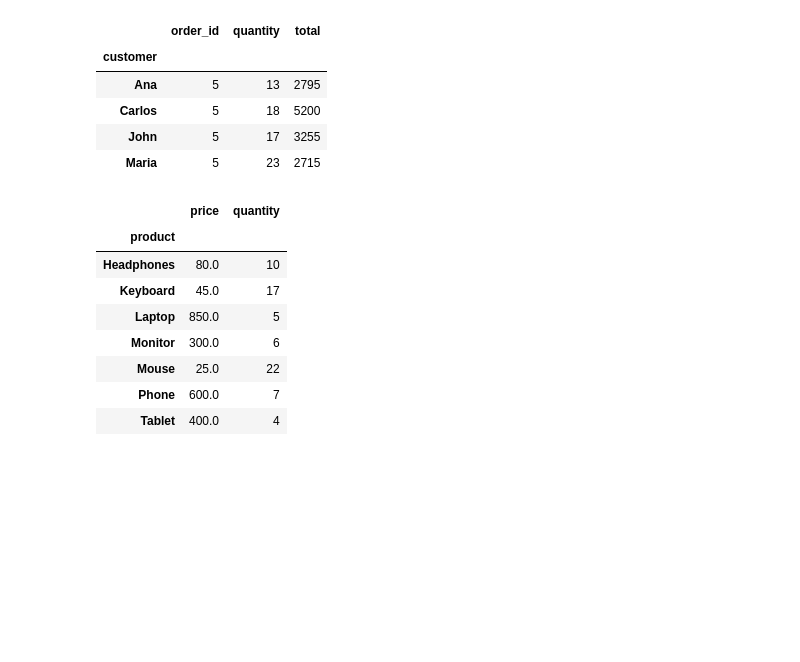
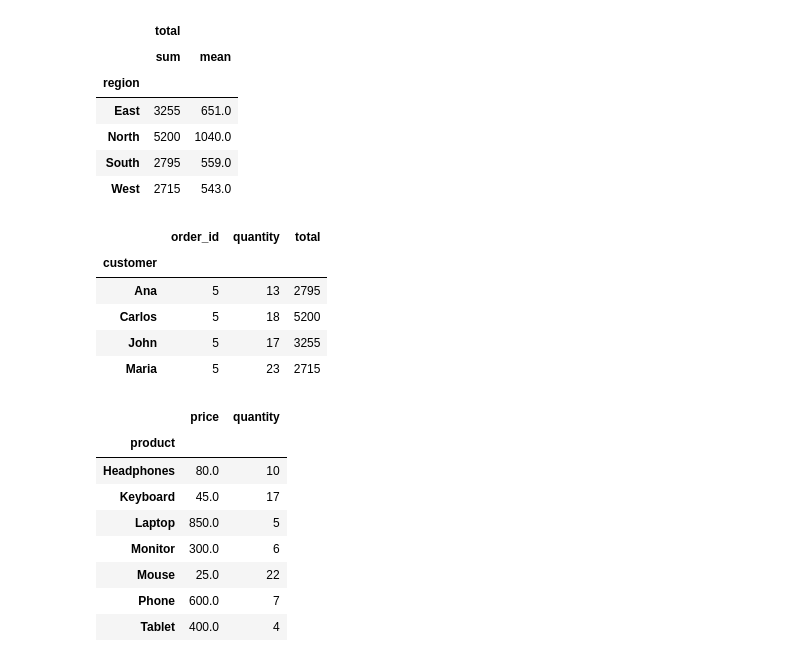
Before and after one commit to ronirgp/pandas-sales-analysis, a Jupyter notebook: notebooks/sales_analysis.ipynb, the cells around one changed output. Drawn from its saved outputs; the diff is of its cells as text; code cells hidden in the pictures; blank space fills up the shorter version.

Commit message:
Add regional revenue and average order analysis

```diff
--- a/notebooks/sales_analysis.ipynb
+++ b/notebooks/sales_analysis.ipynb
@@ -1,6 +1,20 @@
 # %%
 import pandas as pd
 df = pd.read_csv(r"C:\Users\Ronal\OneDrive\Desktop\pandas-sales-analysis\data\sales.csv")
+# %%
+df["total"] = df["quantity"] * df["price"]
+
+df.groupby("region").agg({
+    "total": ["sum", "mean"]
+})
+# %% [output]
+|  | total |  |
+|  | sum | mean |
+| region |  |  |
+| East | 3255 | 651.0 |
+| North | 5200 | 1040.0 |
+| South | 2795 | 559.0 |
+| West | 2715 | 543.0 |
 # %%
 df["total"] = df["quantity"] * df["price"]
 
```
Also changed, not shown: 1 other file.
